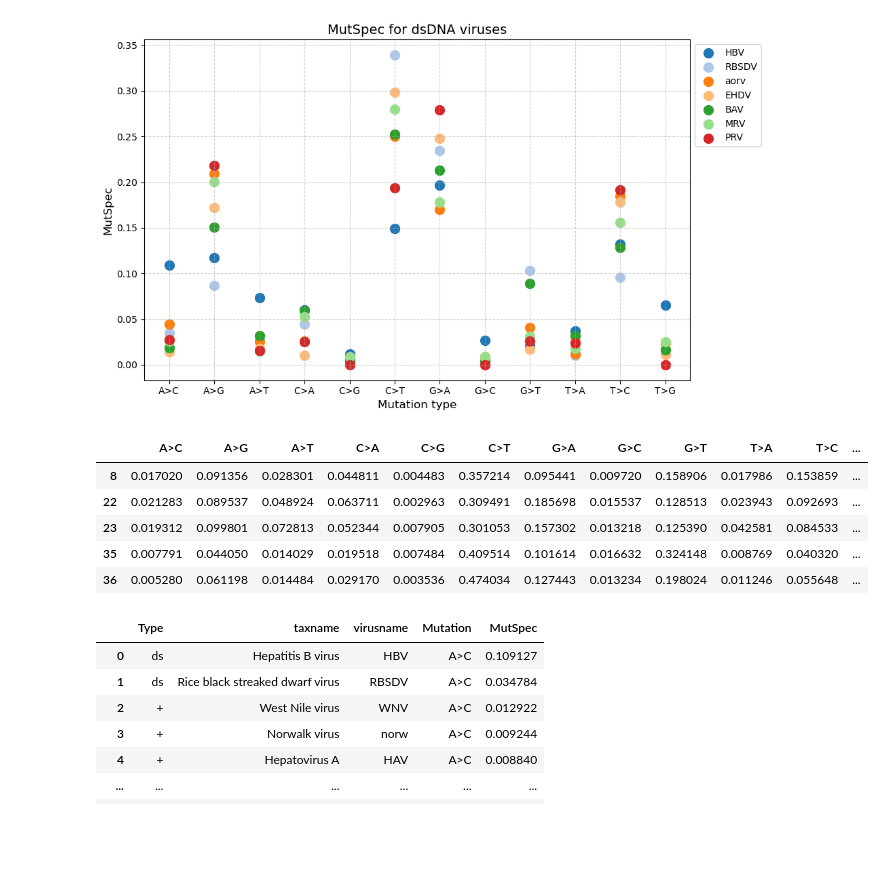
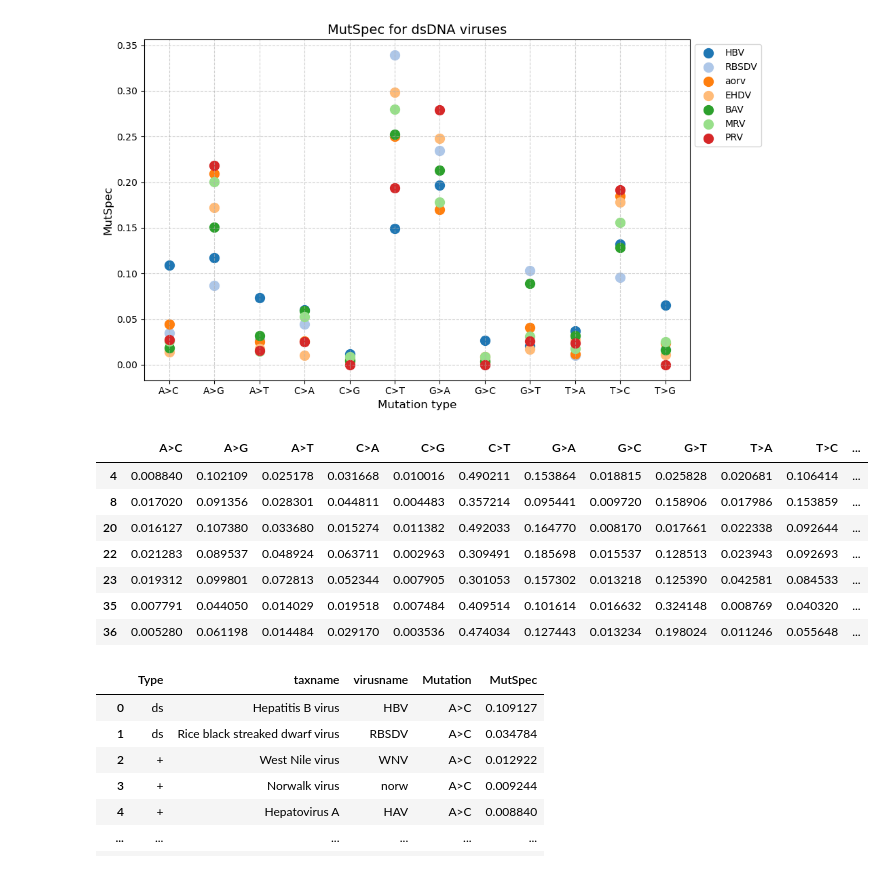
Before and after one commit to mitoclub/RNAViralMutSpec, a Jupyter notebook: viral_spectra/get_plot_ms12grouped_all_viruses.ipynb, the cells around one changed output. Saved outputs shown, nothing was run; the diff lists cells and outputs as text; code cells hidden in the pictures; blank space fills up the shorter version.

```diff
--- a/viral_spectra/get_plot_ms12grouped_all_viruses.ipynb
+++ b/viral_spectra/get_plot_ms12grouped_all_viruses.ipynb
@@ -109,10 +109,12 @@ color_mapping12 = {
 # %%
-sars_like = ['PEDV', 'alCoV1', 'ACoV ', 'CoV20A', 'CoV22C']
+cov_like = ['PEDV', 'alCoV1', 'ACoV ', 'CoV20A', 'CoV22C', 'HAV', 'RBSDV', 'DWV']
 # %%
-df[(df['Type'] == '+') & (df['virusname'].isin(sars_like))]
+df[(df['Type'] == '+') & (df['virusname'].isin(cov_like))]
 # %% [output]
 |  | A>C | A>G | A>T | C>A | C>G | C>T | G>A | G>C | G>T | T>A | T>C | ... |
+| 4 | 0.008840 | 0.102109 | 0.025178 | 0.031668 | 0.010016 | 0.490211 | 0.153864 | 0.018815 | 0.025828 | 0.020681 | 0.106414 | ... |
 | 8 | 0.017020 | 0.091356 | 0.028301 | 0.044811 | 0.004483 | 0.357214 | 0.095441 | 0.009720 | 0.158906 | 0.017986 | 0.153859 | ... |
+| 20 | 0.016127 | 0.107380 | 0.033680 | 0.015274 | 0.011382 | 0.492033 | 0.164770 | 0.008170 | 0.017661 | 0.022338 | 0.092644 | ... |
 | 22 | 0.021283 | 0.089537 | 0.048924 | 0.063711 | 0.002963 | 0.309491 | 0.185698 | 0.015537 | 0.128513 | 0.023943 | 0.092693 | ... |
 | 23 | 0.019312 | 0.099801 | 0.072813 | 0.052344 | 0.007905 | 0.301053 | 0.157302 | 0.013218 | 0.125390 | 0.042581 | 0.084533 | ... |
 | 35 | 0.007791 | 0.044050 | 0.014029 | 0.019518 | 0.007484 | 0.409514 | 0.101614 | 0.016632 | 0.324148 | 0.008769 | 0.040320 | ... |
```
Also changed, not shown: parts of 3 cells of this notebook, 1 other file.
